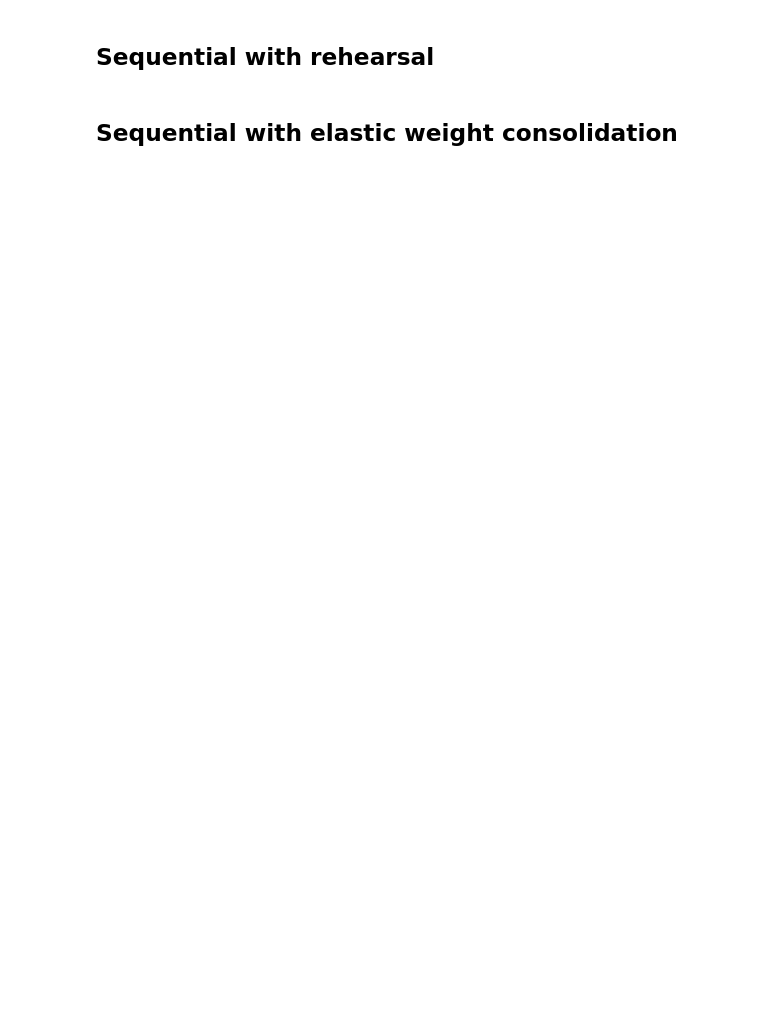
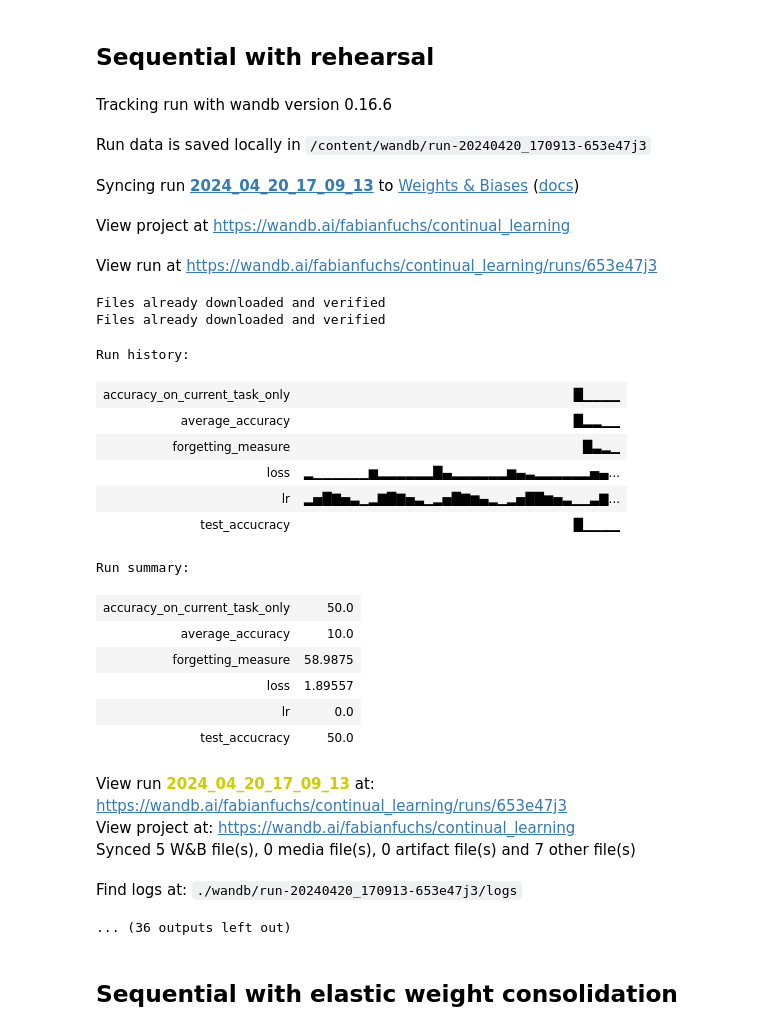
Before and after one commit to f-fuchs/continual-learning, a Jupyter notebook: ContinualLearning.ipynb, the cells around one changed output. Saved outputs shown, nothing was run; the diff lists cells and outputs as text; code cells hidden in the pictures; blank space fills up the shorter version.

```diff
--- a/ContinualLearning.ipynb
+++ b/ContinualLearning.ipynb
@@ -945,18 +1041,45 @@ tasks = 5
 # %% [markdown]
 ## Sequential with rehearsal
 # %%
-# for model in models:
-#     for memory_size_per_task in [1000, 2000, 5000, 10000]:
-#         train_tasks_sequentially_rehearsal(
-#             model_dict=model,
-#             device=device,
-#             epochs=epochs,
-#             batch_size=batch_size,
-#             tasks=tasks,
-#             lr=lr,
-#             weight_decay=weight_decay,
-#             memory_size_per_task=memory_size_per_task,
-#         )
+for model in models:
+    for memory_size_per_task in [1000, 2000, 5000, 10000]:
+        train_tasks_sequentially_rehearsal(
+            model_dict=deepcopy(model),
+            device=device,
+            epochs=epochs,
+            batch_size=batch_size,
+            tasks=tasks,
+            lr=lr,
+            weight_decay=weight_decay,
+            memory_size_per_task=memory_size_per_task,
+        )
+# %% [output]
+Tracking run with wandb version 0.16.6
+Run data is saved locally in /content/wandb/run-20240420_170913-653e47j3
+Syncing run 2024_04_20_17_09_13 to Weights & Biases (docs)
+View project at https://wandb.ai/fabianfuchs/continual_learning
+View run at https://wandb.ai/fabianfuchs/continual_learning/runs/653e47j3
+Files already downloaded and verified
+Files already downloaded and verified
+Run history:
+| accuracy_on_current_task_only | █▁▁▁▁ |
+| average_accuracy | █▂▂▁▁ |
+| forgetting_measure | █▃▂▁ |
+| loss | ▂▁▁▁▁▁▁▆▂▂▂▂▂▂█▄▂▂▂▂▂▂▆▄▃▂▂▂▂▂▂▅▄... |
+| lr | ▂▅█▇▅▃▁▂▇█▇▅▃▁▂▅█▇▆▄▂▁▂▅██▆▅▃▁▁▃▇... |
+| test_accucracy | █▁▁▁▁ |
+Run summary:
+| accuracy_on_current_task_only | 50.0 |
+| average_accuracy | 10.0 |
+| forgetting_measure | 58.9875 |
+| loss | 1.89557 |
+| lr | 0.0 |
+| test_accucracy | 50.0 |
+View run 2024_04_20_17_09_13 at: https://wandb.ai/fabianfuchs/continual_learning/runs/653e47j3
+View project at: https://wandb.ai/fabianfuchs/continual_learning
+Synced 5 W&B file(s), 0 media file(s), 0 artifact file(s) and 7 other file(s)
+Find logs at: ./wandb/run-20240420_170913-653e47j3/logs
+... (36 outputs left out)
 # %% [markdown]
 ## Sequential with elastic weight consolidation
 # %%
```
Also changed, not shown: parts of 34 cells of this notebook, 1 other file.
